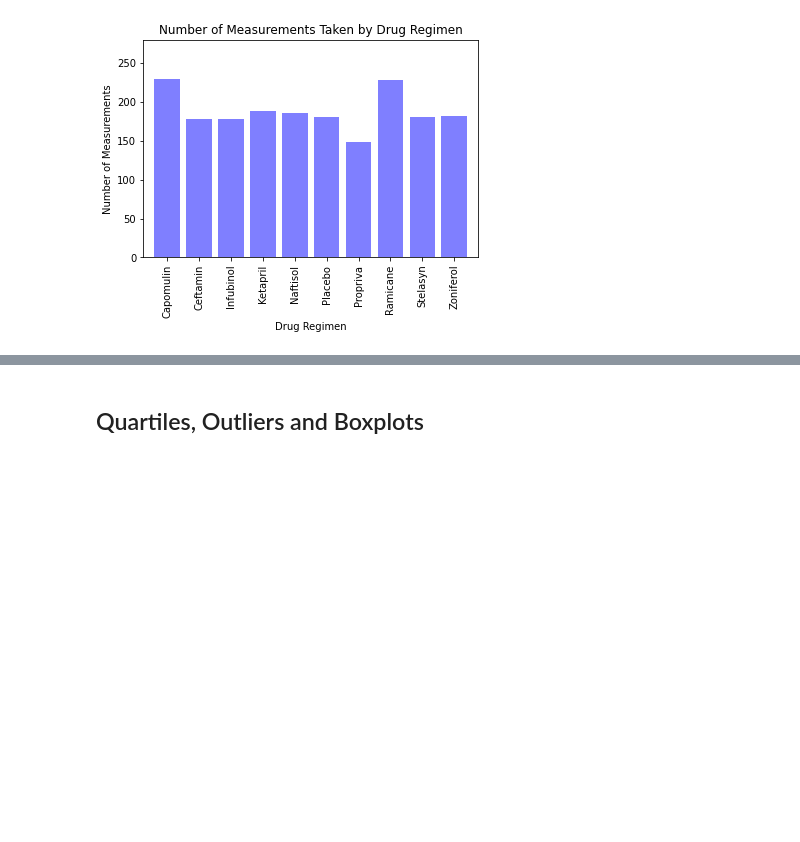
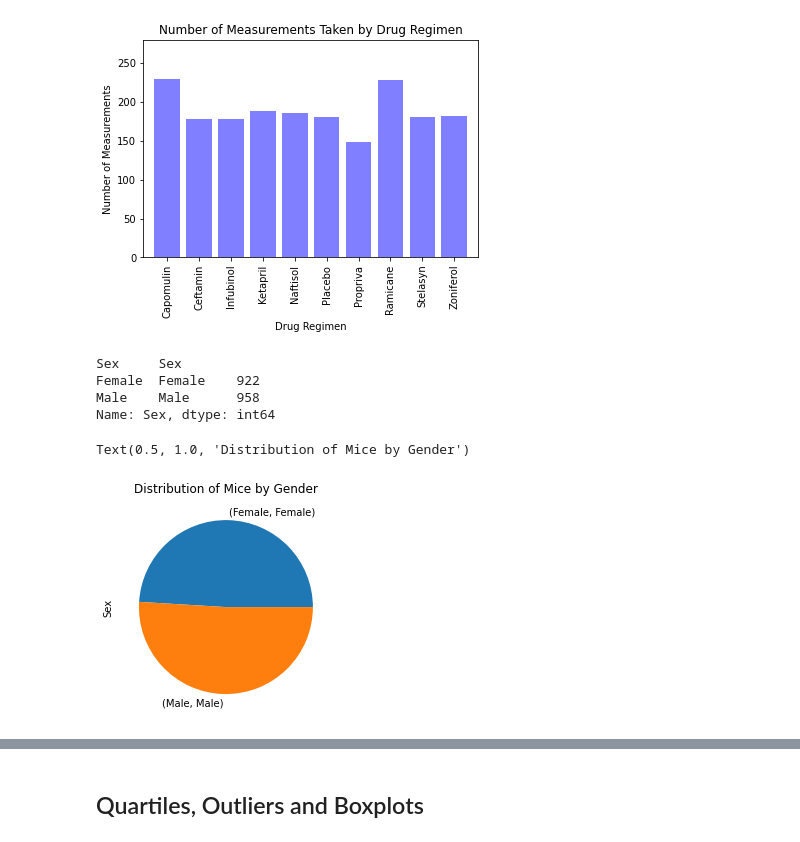
Before and after one commit to Brandy-knust/Pymaceuticals, a Jupyter notebook: pymaceuticals.ipynb, the cells around one changed output, grey strips where cells are left out. Cells and saved outputs as stored; diff of their text form; code cells hidden in the pictures; blank space fills up the shorter version.

```diff
--- a/pymaceuticals.ipynb
+++ b/pymaceuticals.ipynb
@@ -241,4 +241,18 @@ Text(0, 0.5, 'Number of Measurements')
 [figure]
 # %%
 # Generate a pie plot showing the distribution of female versus male mice using pandas
+miceid = clpyma_df.groupby(["Sex"])
+miceid_df = miceid["Sex"].value_counts()
+miceid_df
+# %% [output]
+Sex     Sex
+Female  Female    922
+Male    Male      958
+Name: Sex, dtype: int64
+# %%
+miceid_df.plot.pie(subplots=True, figsize=(8, 4))
+plt.title("Distribution of Mice by Gender")
+# %% [output]
+Text(0.5, 1.0, 'Distribution of Mice by Gender')
+[figure, added]
 # %%
```
Also changed, not shown: parts of 1 cell of this notebook.
